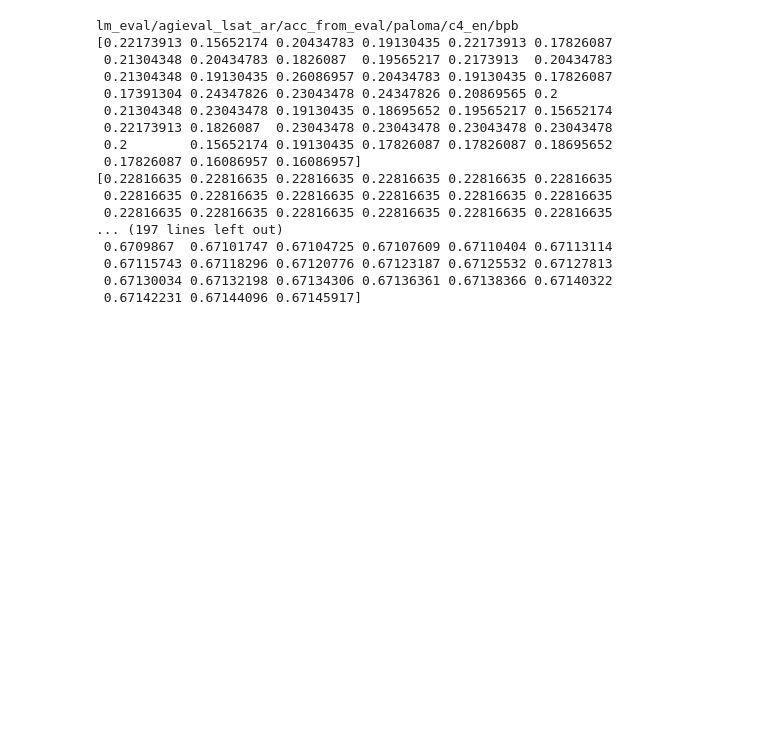
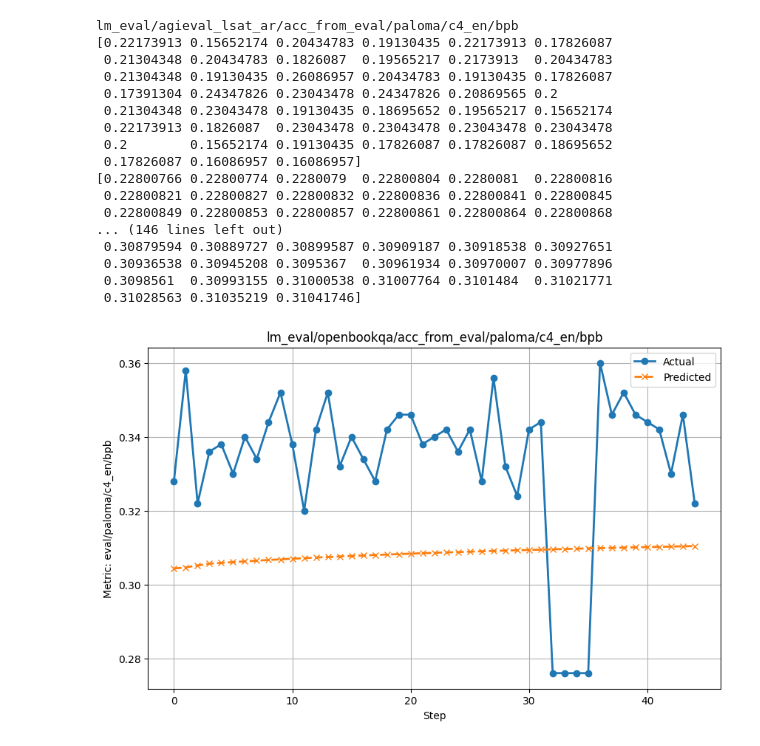
Before and after one commit to WhenWen/marin, a Jupyter notebook: marin/scaling_laws/sl.ipynb, the cells around one changed output. Cells and saved outputs as stored; diff of their text form; code cells hidden in the pictures; blank space fills up the shorter version.

```diff
--- a/marin/scaling_laws/sl.ipynb
+++ b/marin/scaling_laws/sl.ipynb
@@ -1,6 +1,7 @@
 # %%
 
 from utils import fit_scaling_laws, plot_actual_vs_predicted
+
 from experiments.evals.task_configs import CORE_TASKS, convert_to_task_metrics
 
 ENTITY = "stanford-mercury"
@@ -32,7 +33,13 @@ DEFAULT_RUNS = [
     "scaling-law-suite-default-2048-14ef39",
 ]
 
-
+TOKEN_FILTERS = {
+    "scaling-law-suite-default-v2-512-4d173f": 5.0e10,  # 50B tokens
+    "scaling-law-suite-default-v2-768-12373d": 7.0e10,  # 70B tokens
+    "scaling-law-suite-default-v2-1024-77c98b": 1.0e11, # 100B tokens
+    "scaling-law-suite-default-v2-1536-18344d": 2.1e11, # 210B tokens
+    "scaling-law-suite-default-v2-2048-7845a1": 2.1e11, # 210B tokens
+}
 
 # the large run to predict the performance of
 PRED_RUN = "llama-8b-tootsie-0.001-19ad63"
@@ -42,7 +49,7 @@ TASK_LOSS = "eval/paloma/c4_en/bpb"
 # TASK_LOSS = "internal_eval/mmlu/bpb"
 
 # do we want to take the last step of the run or average over all steps, or just use all steps?
-AGGREGATION = "all"
+AGGREGATION = "filtered" #"all"
 
 TOKENS_COL = "throughput/total_tokens"
 PARAM_COL = "parameter_count"
@@ -60,12 +69,16 @@ pd.set_option('display.max_columns', None)
 pd.set_option('display.width', None)
 # %%
 results = fit_scaling_laws(
-    runs=DEFAULT_RUNS,
+    runs=RUNS,
     loss_metrics=[TASK_LOSS],
-    accuracy_metrics=[TASK_ACCURACY], #ACCS,
+    accuracy_metrics=ACCS,
     entity=ENTITY,
     project=PROJECT,
     pred_run=PRED_RUN,
     use_log_for_ND=True,
     normalize_ND=True,
+    count_embedding_params=False,
+    token_filters=TOKEN_FILTERS,
+    #use_neural_scaling=True,
+    #use_neural_accuracy=True
 )
@@ -100,6 +123,11 @@ len(predictions)
 # %%
 _, predictions = results
-loss_results, accuracy_results, _, _ = predictions
+loss_results, accuracy_results, _, _, relative_errors = predictions
+
+print("Relative Errors:")
+print("-" * 50)
+for metric, error in relative_errors.items():
+    print(f"{metric}: {error:.2f}%")
 
 for loss_metric, (actual, predicted) in loss_results.items():
     print(loss_metric)
@@ -131,28 +159,29 @@ eval/paloma/c4_en/bpb
 # %%
 for index, (acc_metric, (actual, predicted)) in enumerate(accuracy_results.items()):
     print(acc_metric)
     print(actual)
     print(predicted)
 
     # plot actual vs predicted
-    if index == 13:
+    if index == 9:
         plot_actual_vs_predicted(actual, predicted, acc_metric)
         break
 # %% [output]
 lm_eval/agieval_lsat_ar/acc_from_eval/paloma/c4_en/bpb
 [0.22173913 0.15652174 0.20434783 0.19130435 0.22173913 0.17826087
  0.21304348 0.20434783 0.1826087  0.19565217 0.2173913  0.20434783
  0.21304348 0.19130435 0.26086957 0.20434783 0.19130435 0.17826087
  0.17391304 0.24347826 0.23043478 0.24347826 0.20869565 0.2
  0.21304348 0.23043478 0.19130435 0.18695652 0.19565217 0.15652174
  0.22173913 0.1826087  0.23043478 0.23043478 0.23043478 0.23043478
  0.2        0.15652174 0.19130435 0.17826087 0.17826087 0.18695652
  0.17826087 0.16086957 0.16086957]
-[0.22816635 0.22816635 0.22816635 0.22816635 0.22816635 0.22816635
- 0.22816635 0.22816635 0.22816635 0.22816635 0.22816635 0.22816635
- 0.22816635 0.22816635 0.22816635 0.22816635 0.22816635 0.22816635
-... (197 lines left out)
- 0.6709867  0.67101747 0.67104725 0.67107609 0.67110404 0.67113114
- 0.67115743 0.67118296 0.67120776 0.67123187 0.67125532 0.67127813
- 0.67130034 0.67132198 0.67134306 0.67136361 0.67138366 0.67140322
- 0.67142231 0.67144096 0.67145917]
+[0.22800766 0.22800774 0.2280079  0.22800804 0.2280081  0.22800816
+ 0.22800821 0.22800827 0.22800832 0.22800836 0.22800841 0.22800845
+ 0.22800849 0.22800853 0.22800857 0.22800861 0.22800864 0.22800868
+... (146 lines left out)
+ 0.30879594 0.30889727 0.30899587 0.30909187 0.30918538 0.30927651
+ 0.30936538 0.30945208 0.3095367  0.30961934 0.30970007 0.30977896
+ 0.3098561  0.30993155 0.31000538 0.31007764 0.3101484  0.31021771
+ 0.31028563 0.31035219 0.31041746]
+[figure, added]
```
Also changed, not shown: parts of 6 cells of this notebook, 23 other files.
